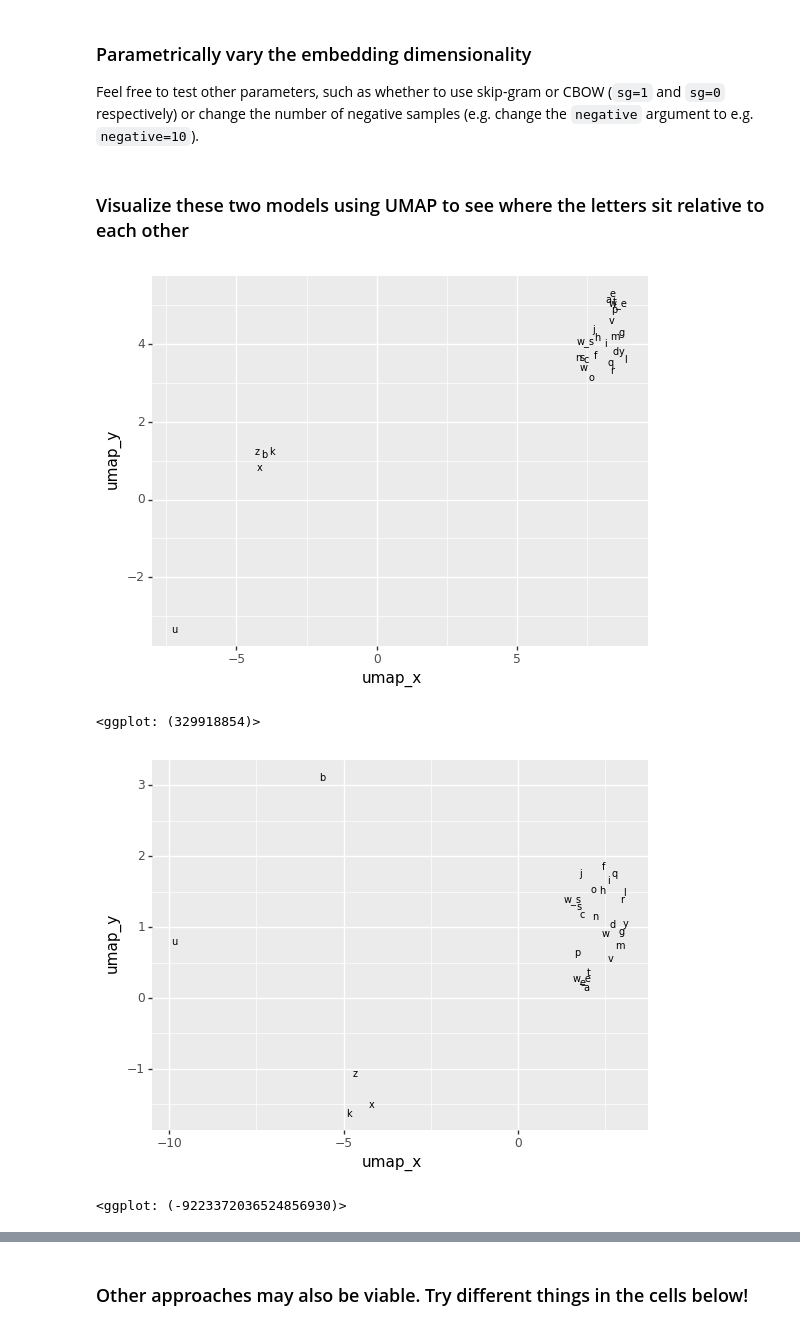
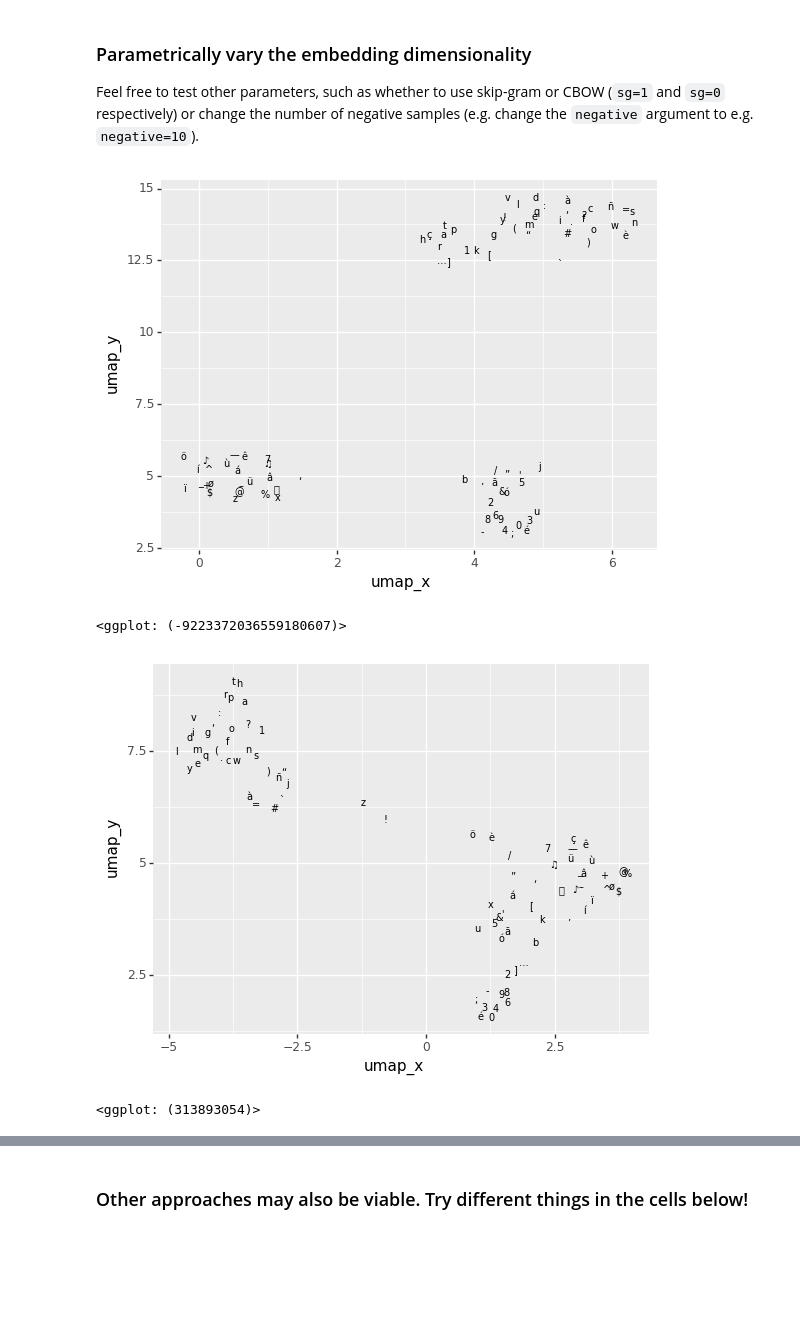
Before and after one commit to BayesForDays/distribu_ted, a Jupyter notebook: characters/character embeddings.ipynb, the cells around one changed output, grey strips where cells are left out. Saved outputs shown, nothing was run; the diff lists cells and outputs as text; code cells hidden in the pictures; blank space fills up the shorter version.

```diff
--- a/characters/character embeddings.ipynb
+++ b/characters/character embeddings.ipynb
@@ -11,11 +12,10 @@ english_alphabet = set(
      'x', 'y', 'z']
 )
 # %%
-df = pd.read_csv("./ted_en-20160408_full.txt", sep="\t")
+df = pd.read_csv("../ted_en-20160408_full.txt", sep="\t")
 df['chunk_text'] = df['chunk_text'].apply(lambda x: x.lower())
 df.head()
-all_words_ws_we = []
+all_words = []
 for ix, row in df.iterrows():
     words = word_tokenize(row['chunk_text'])
-    all_words_ws_we += [['w_s'] + list(word) + ['w_e']
-                        for word in words]
+    all_words += [word for word in words]
@@ -29,22 +40,23 @@ w2v_2_se = Word2Vec(all_words_ws_we, size=12)
-# %% [markdown]
-### Visualize these two models using UMAP to see where the letters sit relative to each other
+# %%
+w2v_16 = Word2Vec(all_words, size=16)
+w2v_24 = Word2Vec(all_words, size=24)
 # %%
-umap = UMAP(metric='cosine')
-umap_vecs = umap.fit_transform(w2v_se.wv.vectors)
-umap_df = pd.DataFrame(umap_vecs, columns=['umap_x', 'umap_y'])
-umap_df['character'] = w2v_se.wv.vocab
-print(ggplot(umap_df[umap_df['character'].isin(english_alphabet)],
-             aes("umap_x", "umap_y", label='character')) + geom_text(position=position_jitter(), size=7))
+umap2 = UMAP(metric='cosine')
+umap2_vecs = umap2.fit_transform(w2v_16.wv.vectors)
+umap2_df = pd.DataFrame(umap2_vecs, columns=['umap_x', 'umap_y'])
+umap2_df['character'] = w2v_16.wv.vocab
+print(ggplot(umap2_df, aes("umap_x", "umap_y", label='character'))
+      + geom_text(position=position_jitter(), size=7))
 # %% [output]
-[figure, old version]
+[figure, new version]
-<ggplot: (329918854)>
+<ggplot: (-9223372036559180607)>
 # %%
-umap2 = UMAP(metric='cosine')
-umap2_vecs = umap2.fit_transform(w2v_2_se.wv.vectors)
-umap2_df = pd.DataFrame(umap2_vecs, columns=['umap_x', 'umap_y'])
-umap2_df['character'] = w2v_se.wv.vocab
-print(ggplot(umap2_df[umap2_df['character'].isin(english_alphabet)],
-             aes("umap_x", "umap_y", label='character')) + geom_text(position=position_jitter(), size=7))
+umap3 = UMAP(metric='cosine')
+umap3_vecs = umap3.fit_transform(w2v_24.wv.vectors)
+umap3_df = pd.DataFrame(umap3_vecs, columns=['umap_x', 'umap_y'])
+umap3_df['character'] = w2v_24.wv.vocab
+print(ggplot(umap3_df, aes("umap_x", "umap_y", label='character'))
+      + geom_text(position=position_jitter(), size=7))
 # %% [output]
-[figure, old version]
+[figure, new version]
-<ggplot: (-9223372036524856930)>
+<ggplot: (313893054)>
```
Also changed, not shown: parts of 8 cells of this notebook.
